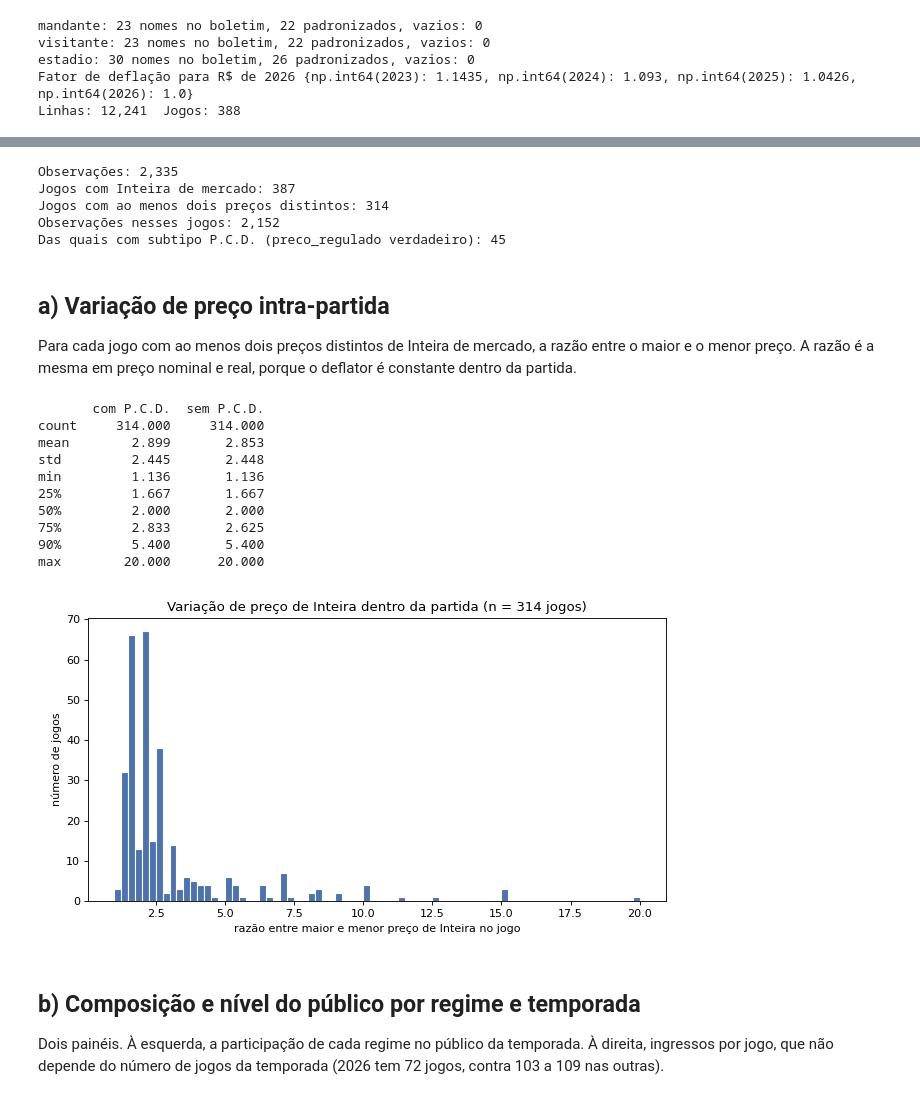
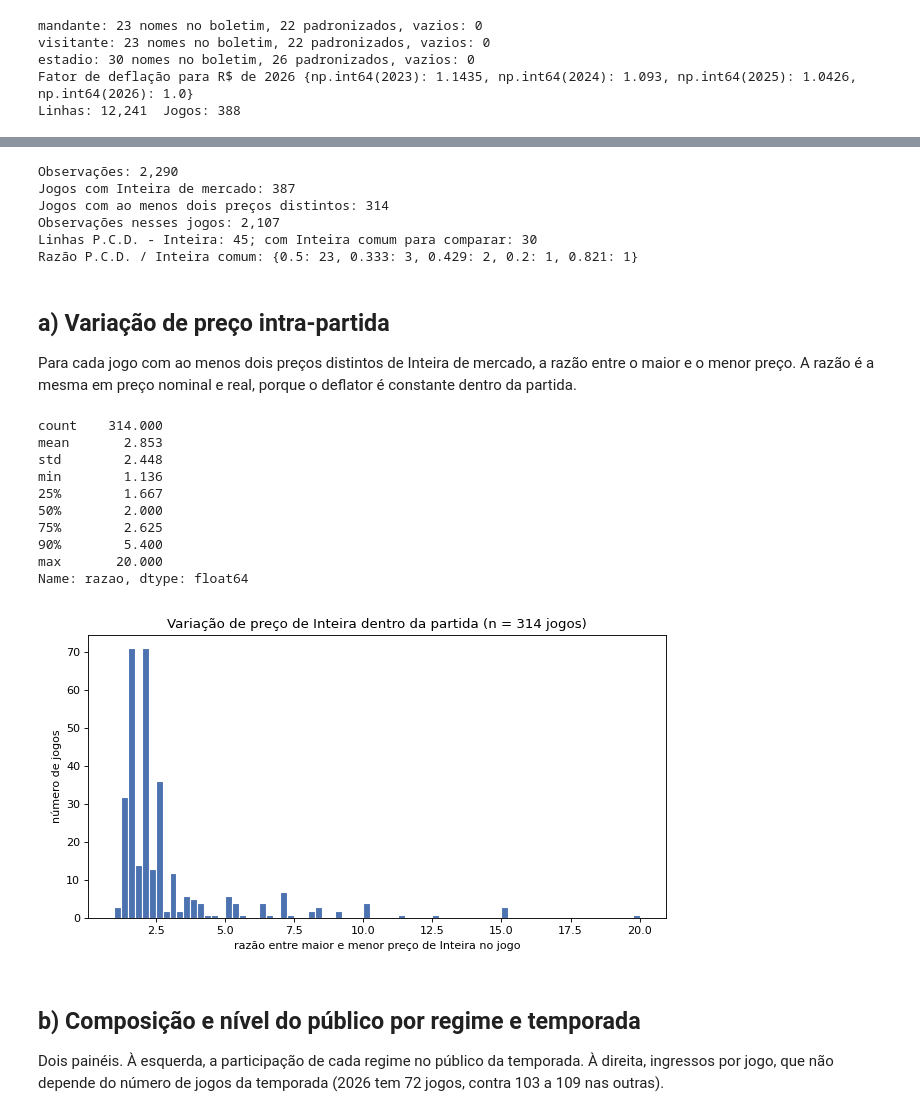
Before and after one commit to JoaoBarberino/bilheteria-paulistao, a Jupyter notebook: notebooks/04_descritiva.ipynb, the cells around one changed output, grey strips where cells are left out. Drawn from its saved outputs; the diff is of its cells as text; code cells hidden in the pictures.

Commit message:
Define subconjunto identificador por regime mercado e preço não regulado
Co-Authored-By: Claude Opus 5.5 (1M context) <noreply@anthropic.com>

```diff
--- a/notebooks/04_descritiva.ipynb
+++ b/notebooks/04_descritiva.ipynb
@@ -58,5 +63,6 @@ Linhas de regime mercado, categoria Inteira, com vendidos maior que zero.
 # %%
-ident = base[(base.regime == "mercado") & (base.categoria == "Inteira") & (base.vendidos > 0)].copy()
+ident = base[(base.regime == "mercado") & ~base.preco_regulado].copy()
+assert (ident.vendidos > 0).all() and (ident.categoria == "Inteira").all()
 precos_por_jogo = ident.groupby(["ano", "jogo"]).preco.nunique()
 jogos_com_variacao = precos_por_jogo[precos_por_jogo >= 2].index
 ident["jogo_com_variacao"] = ident.set_index(["ano", "jogo"]).index.isin(jogos_com_variacao)
@@ -65,13 +71,20 @@ print(f"Observações: {len(ident):,}")
 print(f"Jogos com Inteira de mercado: {ident.groupby(['ano', 'jogo']).ngroups}")
 print(f"Jogos com ao menos dois preços distintos: {len(jogos_com_variacao)}")
 print(f"Observações nesses jogos: {ident.jogo_com_variacao.sum():,}")
-print(f"Das quais com subtipo P.C.D. (preco_regulado verdadeiro): {(ident.subtipo == 'P.C.D.').sum()}")
+pcd = base[(base.subtipo == "P.C.D.") & (base.categoria == "Inteira")]
+comum = (base[(base.categoria == "Inteira") & base.subtipo.isna() & (base.regime == "mercado")]
+         .groupby(["ano", "jogo", "setor"]).preco.agg(["nunique", "first"]))
+comp = pcd.merge(comum, left_on=["ano", "jogo", "setor"], right_index=True, how="inner")
+comp = comp[comp["nunique"] == 1]
+print(f"Linhas P.C.D. - Inteira: {len(pcd)}; com Inteira comum para comparar: {len(comp)}")
+print("Razão P.C.D. / Inteira comum:", (comp.preco / comp["first"]).round(3).value_counts().to_dict())
 # %% [output]
-Observações: 2,335
+Observações: 2,290
 Jogos com Inteira de mercado: 387
 Jogos com ao menos dois preços distintos: 314
-Observações nesses jogos: 2,152
-Das quais com subtipo P.C.D. (preco_regulado verdadeiro): 45
+Observações nesses jogos: 2,107
+Linhas P.C.D. - Inteira: 45; com Inteira comum para comparar: 30
+Razão P.C.D. / Inteira comum: {0.5: 23, 0.333: 3, 0.429: 2, 0.2: 1, 0.821: 1}
 # %% [markdown]
 ## a) Variação de preço intra-partida
 
@@ -81,38 +94,31 @@ real, porque o deflator é constante dentro da partida.
 # %%
 faixa = ident.groupby(["ano", "jogo"]).preco.agg(["min", "max", "nunique"])
 faixa = faixa[faixa["nunique"] >= 2]
 faixa["razao"] = faixa["max"] / faixa["min"]
 
-sem_pcd = ident[ident.subtipo != "P.C.D."].groupby(["ano", "jogo"]).preco.agg(["min", "max", "nunique"])
-sem_pcd = sem_pcd[sem_pcd["nunique"] >= 2]
-sem_pcd["razao"] = sem_pcd["max"] / sem_pcd["min"]
-
-resumo_a = pd.DataFrame({
-    "com P.C.D.": faixa.razao.describe(percentiles=[0.25, 0.5, 0.75, 0.9]),
-    "sem P.C.D.": sem_pcd.razao.describe(percentiles=[0.25, 0.5, 0.75, 0.9]),
-}).round(3)
+resumo_a = faixa.razao.describe(percentiles=[0.25, 0.5, 0.75, 0.9]).round(3)
 print(resumo_a)
 
 fig, ax = plt.subplots(figsize=(8, 4.5))
 ax.hist(faixa.razao, bins=np.arange(1, faixa.razao.max() + 0.25, 0.25), color="#4C72B0", edgecolor="white")
 ax.set_xlabel("razão entre maior e menor preço de Inteira no jogo")
 ax.set_ylabel("número de jogos")
 ax.set_title(f"Variação de preço de Inteira dentro da partida (n = {len(faixa)} jogos)")
 fig.tight_layout()
 fig.savefig(FIG / "a_variacao_intrapartida.png", dpi=150)
 plt.show()
 # %% [output]
-       com P.C.D.  sem P.C.D.
-count     314.000     314.000
-mean        2.899       2.853
-std         2.445       2.448
-min         1.136       1.136
-25%         1.667       1.667
-50%         2.000       2.000
-75%         2.833       2.625
-90%         5.400       5.400
-max        20.000      20.000
+count    314.000
+mean       2.853
+std        2.448
+min        1.136
+25%        1.667
+50%        2.000
+75%        2.625
+90%        5.400
+max       20.000
+Name: razao, dtype: float64
-[figure, old version]
+[figure, new version]
 # %% [markdown]
 ## b) Composição e nível do público por regime e temporada
 
```
Also changed, not shown: parts of 5 cells of this notebook.
